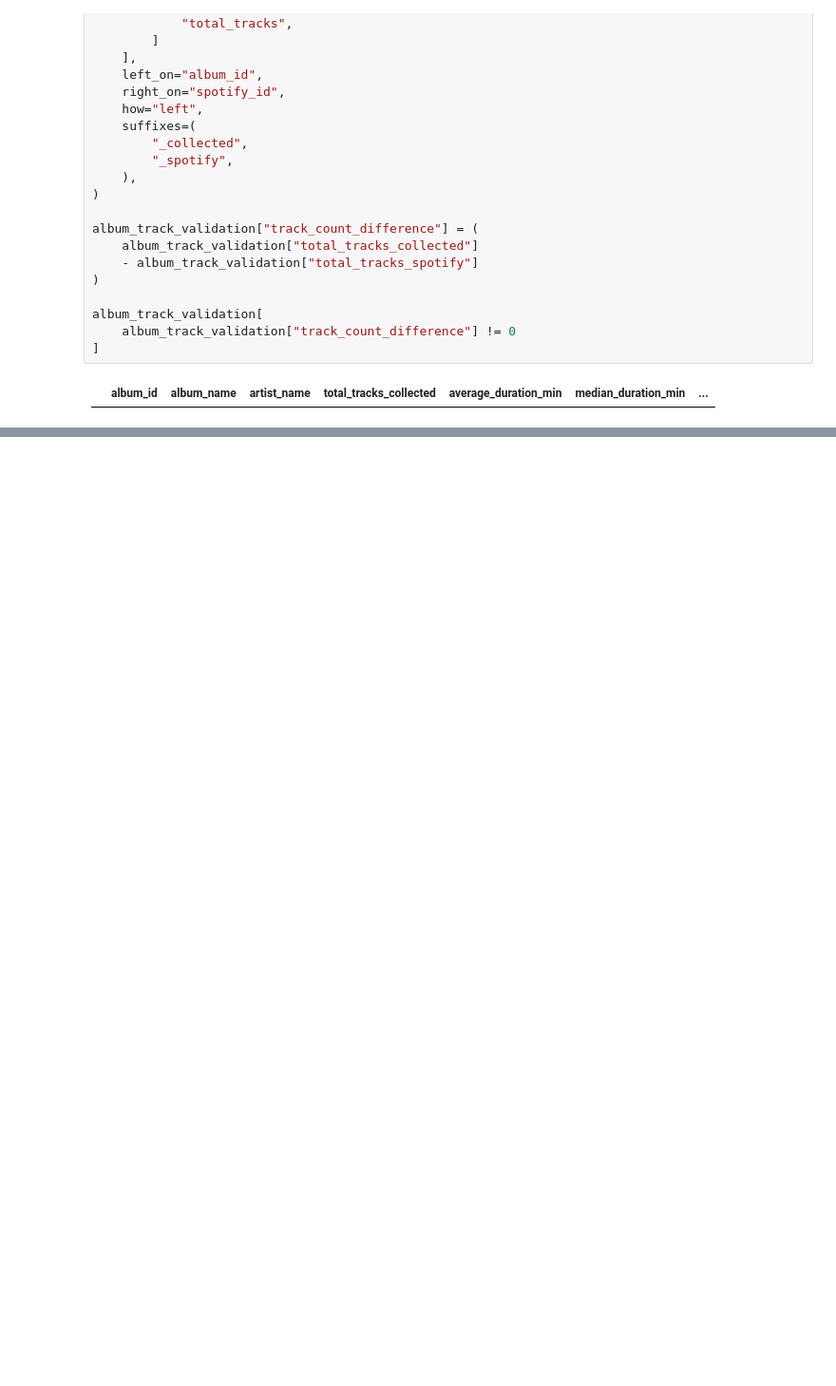
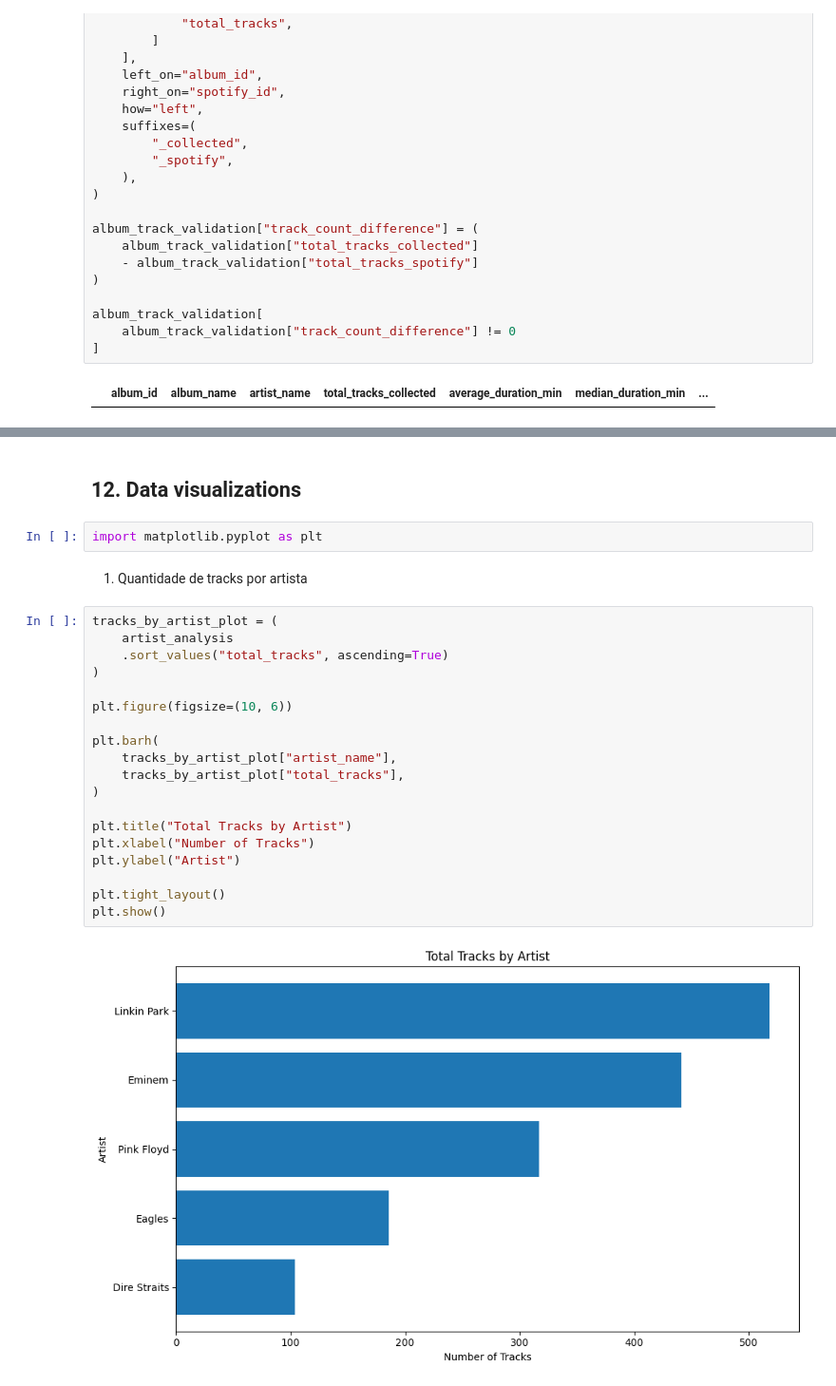
Before and after one commit to yagofelix00/spotify-music-analytics, a Jupyter notebook: notebooks/01_exploratory_analysis.ipynb, the cells around one changed output, grey strips where cells are left out. Shown at 95% size. Saved outputs shown, nothing was run; the diff lists cells and outputs as text; blank space fills up the shorter version.

Commit message:
feat: add EDA visualizations and key insights

```diff
--- a/notebooks/01_exploratory_analysis.ipynb
+++ b/notebooks/01_exploratory_analysis.ipynb
@@ -1045,0 +1055,27 @@ album_analysis_summary
+# %% [markdown]
+## 12. Data visualizations
+# %%
+import matplotlib.pyplot as plt
+# %% [markdown]
+1. Quantidade de tracks por artista
+# %%
+tracks_by_artist_plot = (
+    artist_analysis
+    .sort_values("total_tracks", ascending=True)
+)
+
+plt.figure(figsize=(10, 6))
+
+plt.barh(
+    tracks_by_artist_plot["artist_name"],
+    tracks_by_artist_plot["total_tracks"],
+)
+
+plt.title("Total Tracks by Artist")
+plt.xlabel("Number of Tracks")
+plt.ylabel("Artist")
+
+plt.tight_layout()
+plt.show()
+# %% [output]
+[figure, added]
```
Also changed, not shown: parts of 16 cells of this notebook.
